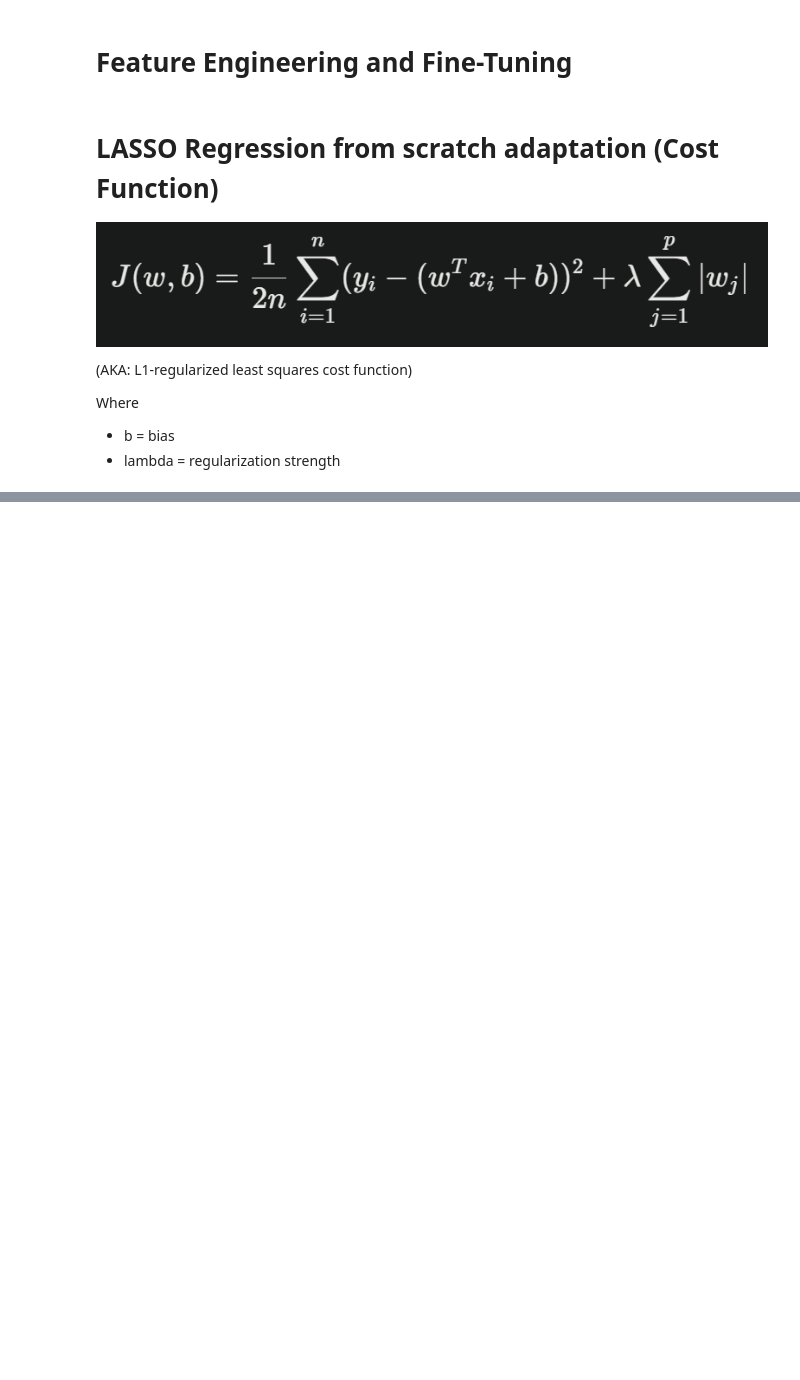
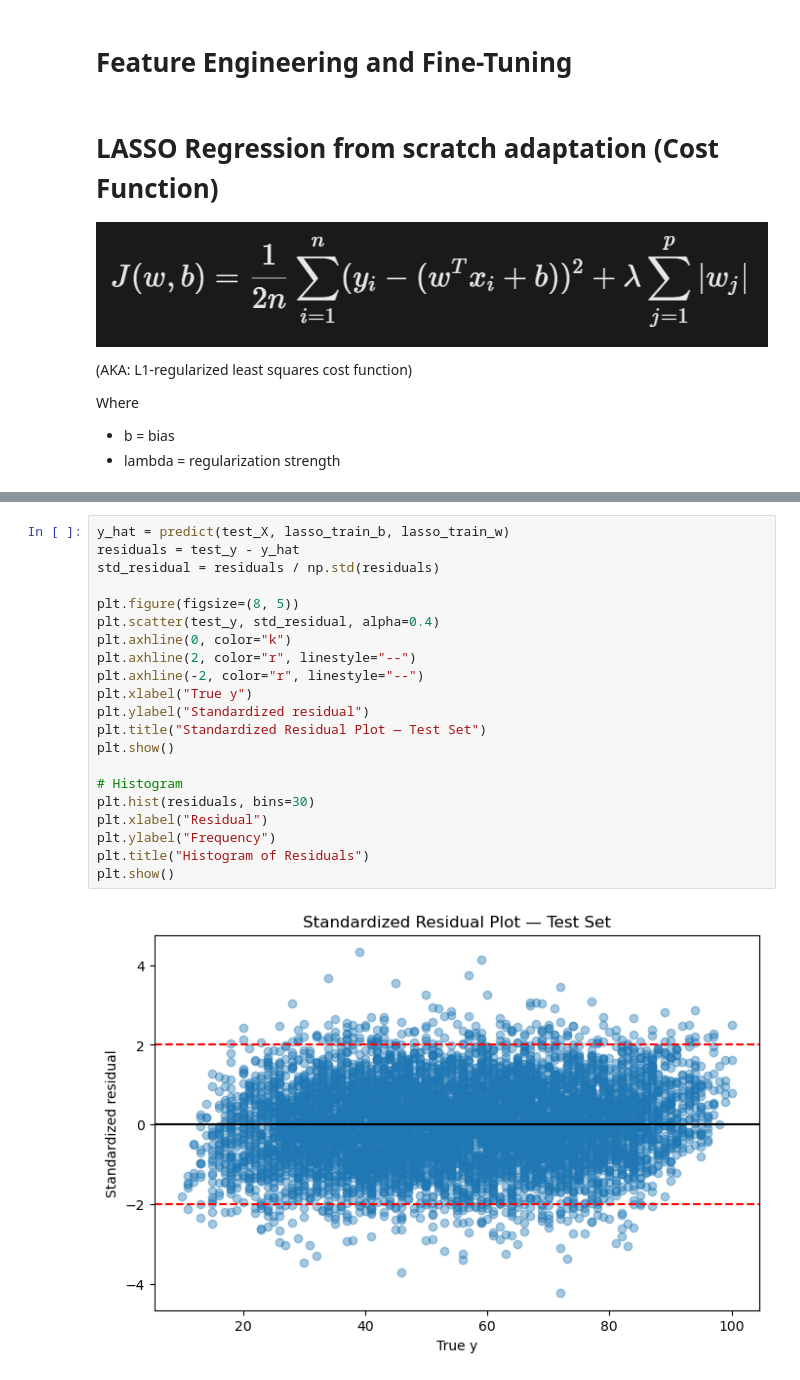
Before and after one commit to jebrown0/gradient_descent_scratch_p_project0, a Jupyter notebook: notebooks/multi_g_d_main.ipynb, the cells around one changed output, grey strips where cells are left out. Drawn from its saved outputs; the diff is of its cells as text; blank space fills up the shorter version.

```diff
--- a/notebooks/multi_g_d_main.ipynb
+++ b/notebooks/multi_g_d_main.ipynb
@@ -530,0 +595,23 @@ plt.show()
+# %%
+y_hat = predict(test_X, lasso_train_b, lasso_train_w)
+residuals = test_y - y_hat
+std_residual = residuals / np.std(residuals)
+
+plt.figure(figsize=(8, 5))
+plt.scatter(test_y, std_residual, alpha=0.4)
+plt.axhline(0, color="k")
+plt.axhline(2, color="r", linestyle="--")
+plt.axhline(-2, color="r", linestyle="--")
+plt.xlabel("True y")
+plt.ylabel("Standardized residual")
+plt.title("Standardized Residual Plot — Test Set")
+plt.show()
+
+# Histogram
+plt.hist(residuals, bins=30)
+plt.xlabel("Residual")
+plt.ylabel("Frequency")
+plt.title("Histogram of Residuals")
+plt.show()
+# %% [output]
+[figure, added]
```
Also changed, not shown: parts of 46 cells of this notebook, 4 other files.
